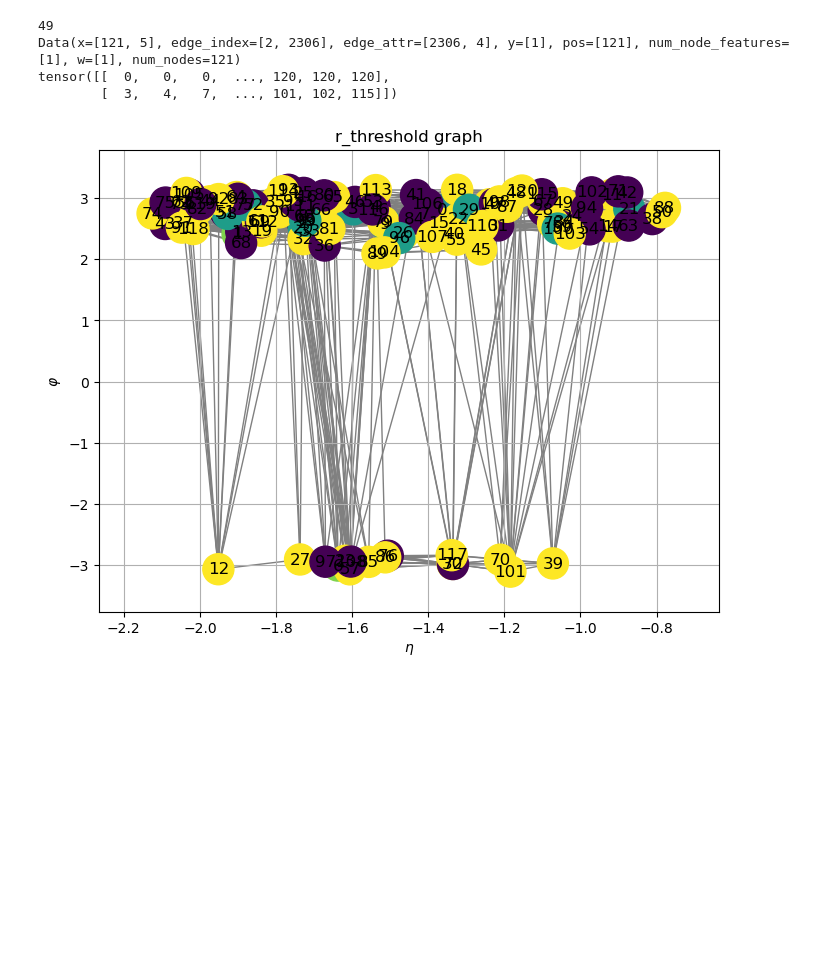
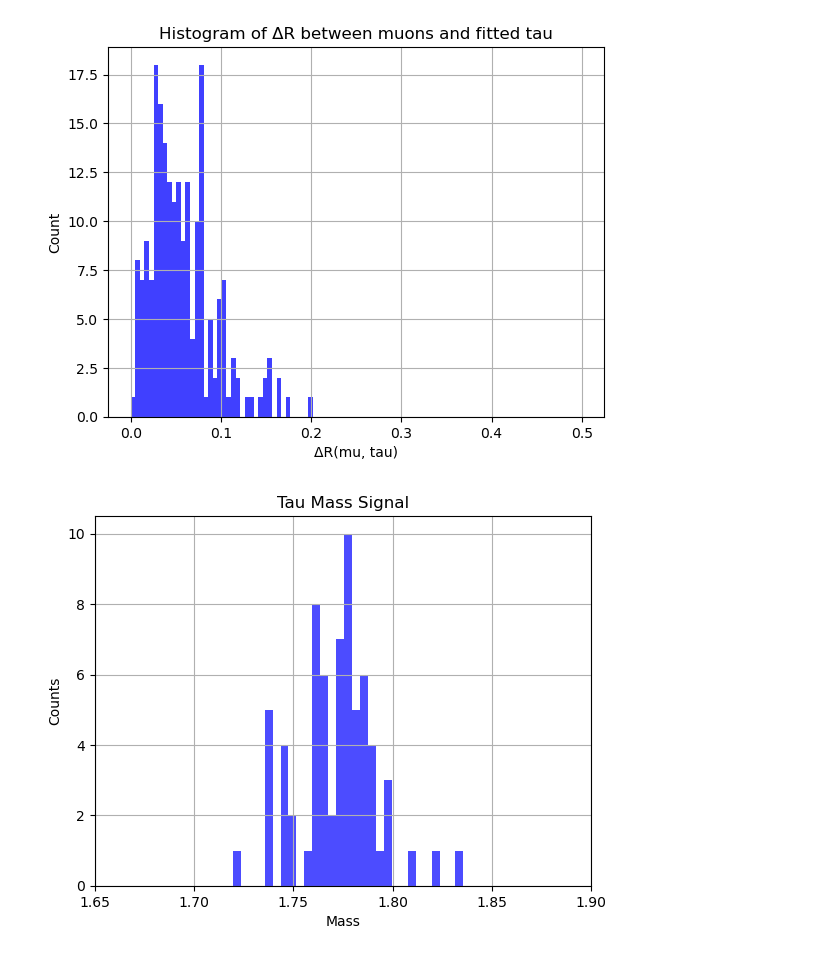
Before and after one commit to KaitoFuss/Tau3Mu_GNN, a Jupyter notebook: muon_cone.ipynb, the cells around one changed output. Saved outputs shown, nothing was run; the diff lists cells and outputs as text; code cells hidden in the pictures; blank space fills up the shorter version.

Commit message:
Notebook with some more plotting funcs

```diff
--- a/muon_cone.ipynb
+++ b/muon_cone.ipynb
@@ -120,11 +3,10 @@ tensor([[ 78,  96,  16,  42,  90,  36,  94,  28,   6,  33, 106,  73, 104,  44,
-# %%
-print(len(tau3mu_cone_r_threshold))
-print(tau3mu_cone_r_threshold[0])
-print(tau3mu_cone_r_threshold[0].edge_index)
-plot_graph(tau3mu_cone_r_threshold[0], "r_threshold graph")
-# %% [output]
-49
-Data(x=[121, 5], edge_index=[2, 2306], edge_attr=[2306, 4], y=[1], pos=[121], num_node_features=[1], w=[1], num_nodes=121)
-tensor([[  0,   0,   0,  ..., 120, 120, 120],
-        [  3,   4,   7,  ..., 101, 102, 115]])
-[figure, removed]
+# %%
+import numpy as np
+
+def calc_delta_R(eta, phi, ref_eta, ref_phi):
+    delta_eta = eta - ref_eta
+    delta_phi_internal = np.abs(phi - ref_phi)
+    delta_phi_external = 2*np.pi - np.abs(phi - ref_phi)
+    delta_phi = np.minimum(delta_phi_internal, delta_phi_external)
+    delta_R = np.sqrt(delta_eta**2 + delta_phi**2)
+    return delta_R
@@ -130,0 +56,29 @@ tensor([[  0,   0,   0,  ..., 120, 120, 120],
+# %%
+def plot_fitted_tau_mass(file_path, title, xlabel, ylabel, bins=None, xlim=None, ylim=None):
+    f = uproot.open(file_path)
+    df = f["Events"].arrays([
+        "TauTo3Mu_fitted_mass"
+    ])
+
+    fitted_tau_mass = df["TauTo3Mu_fitted_mass"]
+    flat_tau_mass = ak.to_numpy(ak.concatenate([ak.flatten(fitted_tau_mass)]))
+    plt.hist(flat_tau_mass, bins=bins, alpha=0.7, color='blue')
+    plt.xlabel(xlabel)
+    plt.ylabel(ylabel)
+    plt.title(title)
+    if xlim:
+        plt.xlim(xlim)
+    if ylim:
+        plt.ylim(ylim)
+    plt.grid(True)
+    plt.show()
+# %%
+signal_file_path = "data/signal_W/tau3muNANO_mc_05may25v2_1.root"
+plot_deltaR_histogram(signal_file_path)
+plot_fitted_tau_mass(signal_file_path, "Tau Mass Signal", "Mass", "Counts", xlim=(1.65,1.90), bins=np.linspace(0,2,500))
+signal_file_path = "data/signal_W/tau3muNANO_mc_30apr2025v3_1.root"
+plot_deltaR_histogram(signal_file_path)
+plot_fitted_tau_mass(signal_file_path, "Tau Mass Signal", "Mass", "Counts", xlim=(1.65,1.90), bins=np.linspace(0,2,500))
+# %% [output]
+[figure, added]
+[figure, added]
```
Also changed, not shown: parts of 11 cells of this notebook.
